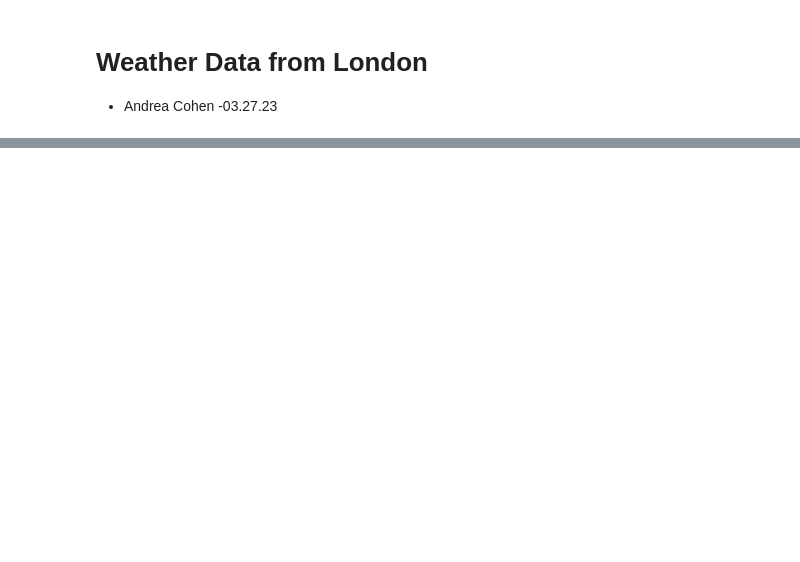
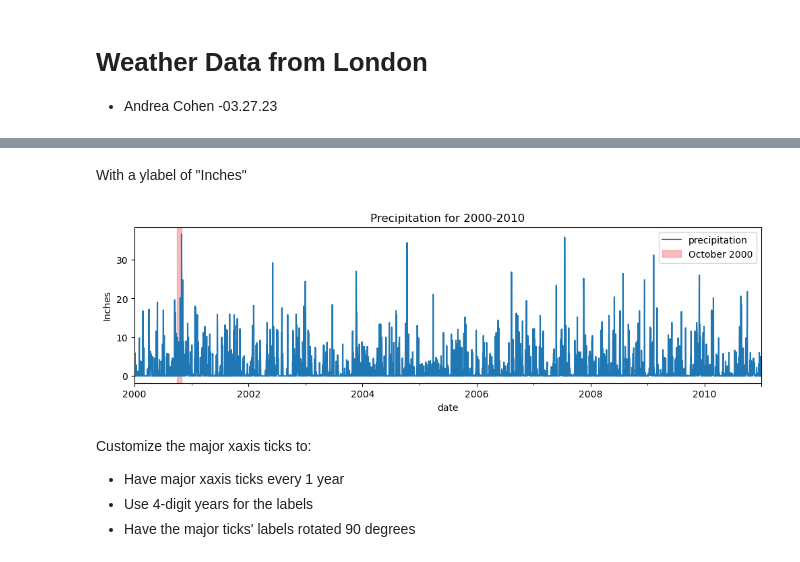
Before and after one commit to andreacohen7/Weather-Data-From-London, a Jupyter notebook: Resampling Datetime Data.ipynb, the cells around one changed output, grey strips where cells are left out. Drawn from its saved outputs; the diff is of its cells as text; code cells hidden in the pictures; blank space fills up the shorter version.

```diff
--- a/Resampling Datetime Data.ipynb
+++ b/Resampling Datetime Data.ipynb
@@ -22,0 +266,14 @@
+# %% [markdown]
+With a ylabel of "Inches"
+# %%
+fig, ax = plt.subplots()
+temp_df.plot(ax = ax, title = 'Precipitation for 2000-2010', ylabel = 'Inches')
+ax.axvspan('2000-10-01', '2000-10-31', color = '#f7797d', alpha = 0.5, zorder = 0, label = 'October 2000')
+ax.legend();
+# %% [output]
+[figure, added]
+# %% [markdown]
+Customize the major xaxis ticks to:
+- Have major xaxis ticks every 1 year
+- Use 4-digit years for the labels
+- Have the major ticks' labels rotated 90 degrees
```
Also changed, not shown: parts of 70 cells of this notebook.
